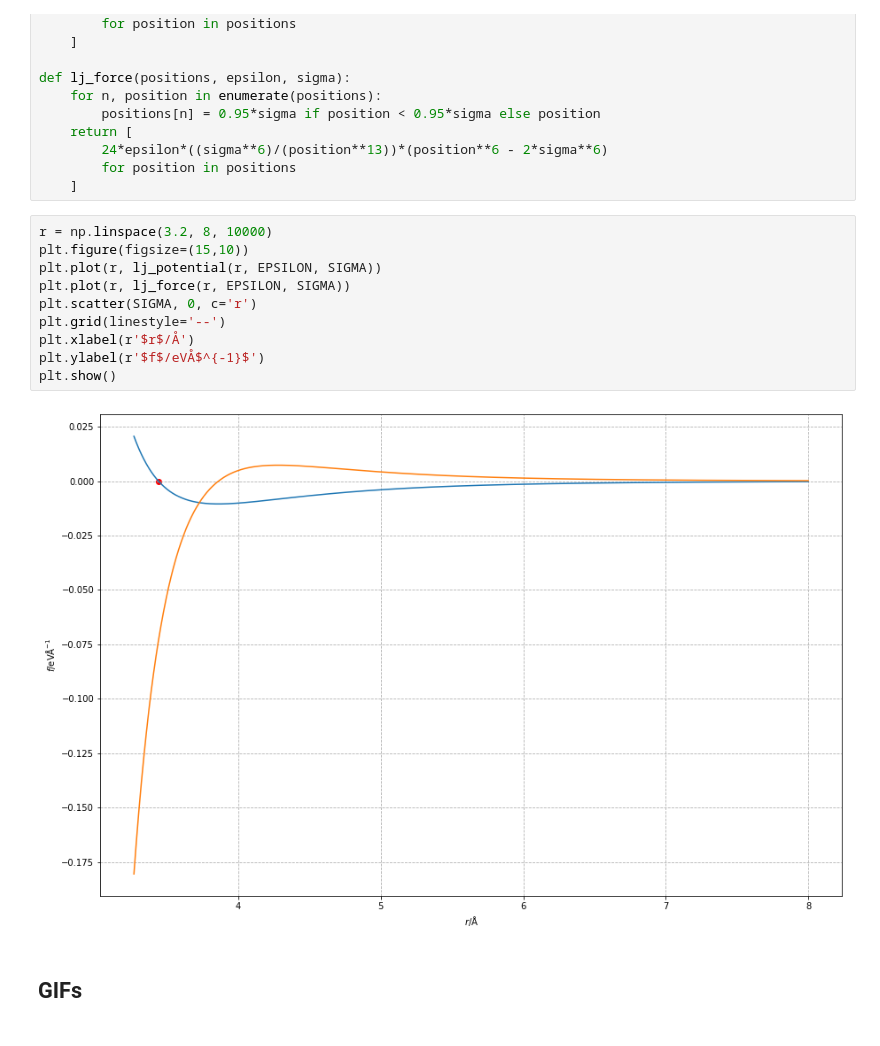
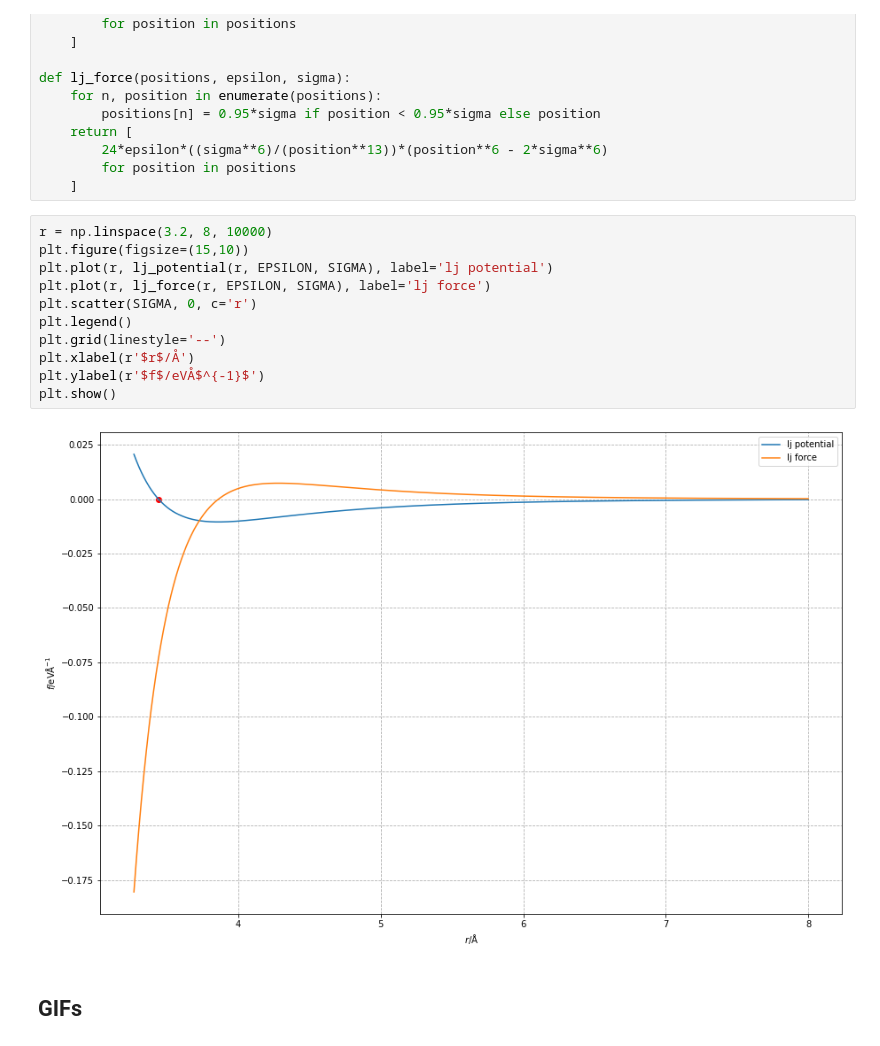
Before and after one commit to giuseppesimionato/gas-simulation, a Jupyter notebook: gas-simulation.ipynb, the cells around one changed output. Saved outputs shown, nothing was run; the diff lists cells and outputs as text.

```diff
--- a/gas-simulation.ipynb
+++ b/gas-simulation.ipynb
@@ -424,15 +425,16 @@ def lj_force(positions, epsilon, sigma):
 # %%
 r = np.linspace(3.2, 8, 10000)
 plt.figure(figsize=(15,10))
-plt.plot(r, lj_potential(r, EPSILON, SIGMA))
-plt.plot(r, lj_force(r, EPSILON, SIGMA))
+plt.plot(r, lj_potential(r, EPSILON, SIGMA), label='lj potential')
+plt.plot(r, lj_force(r, EPSILON, SIGMA), label='lj force')
 plt.scatter(SIGMA, 0, c='r')
+plt.legend()
 plt.grid(linestyle='--')
 plt.xlabel(r'$r$/Å')
 plt.ylabel(r'$f$/eVÅ$^{-1}$')
 plt.show()
 # %% [output]
-[figure, old version]
+[figure, new version]
 # %% [markdown]
 ## GIFs
 # %% [markdown]
```
Also changed, not shown: parts of 7 cells of this notebook.
